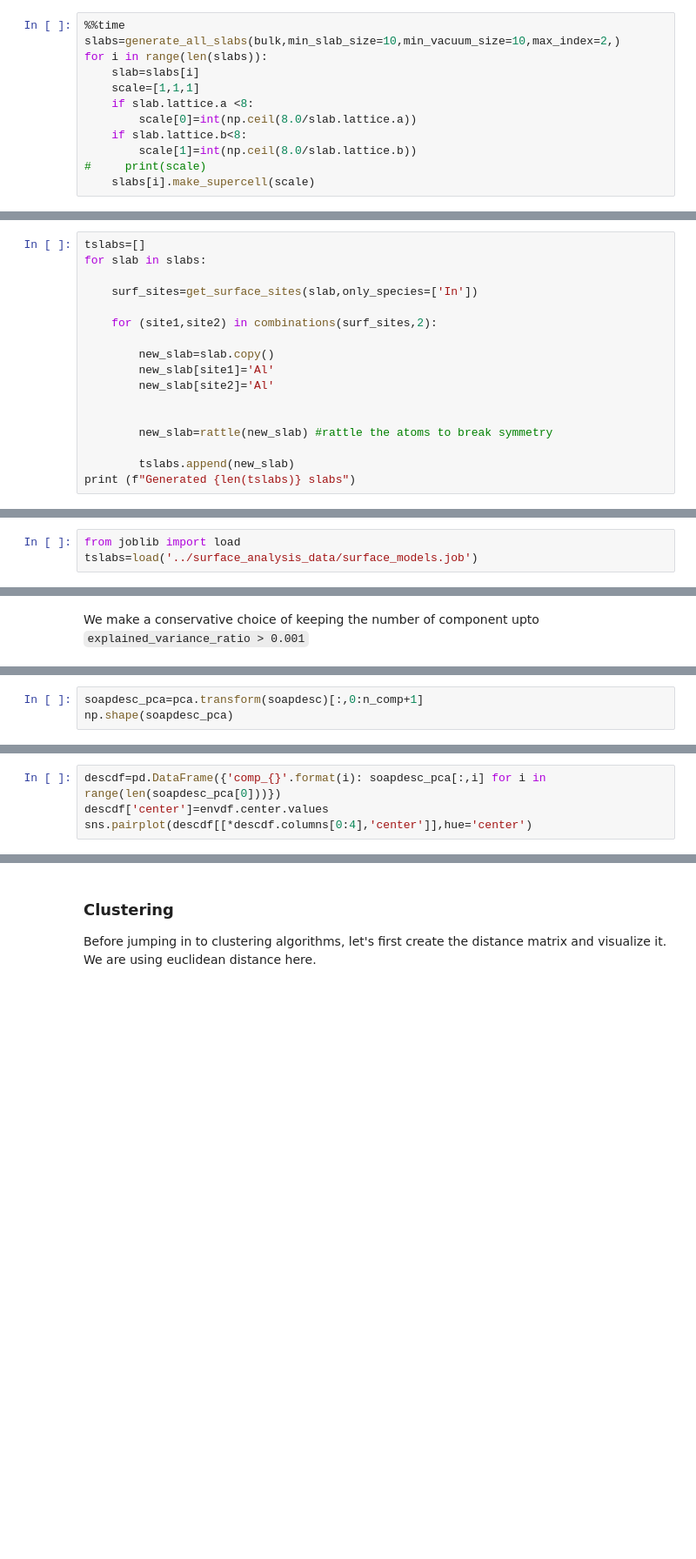
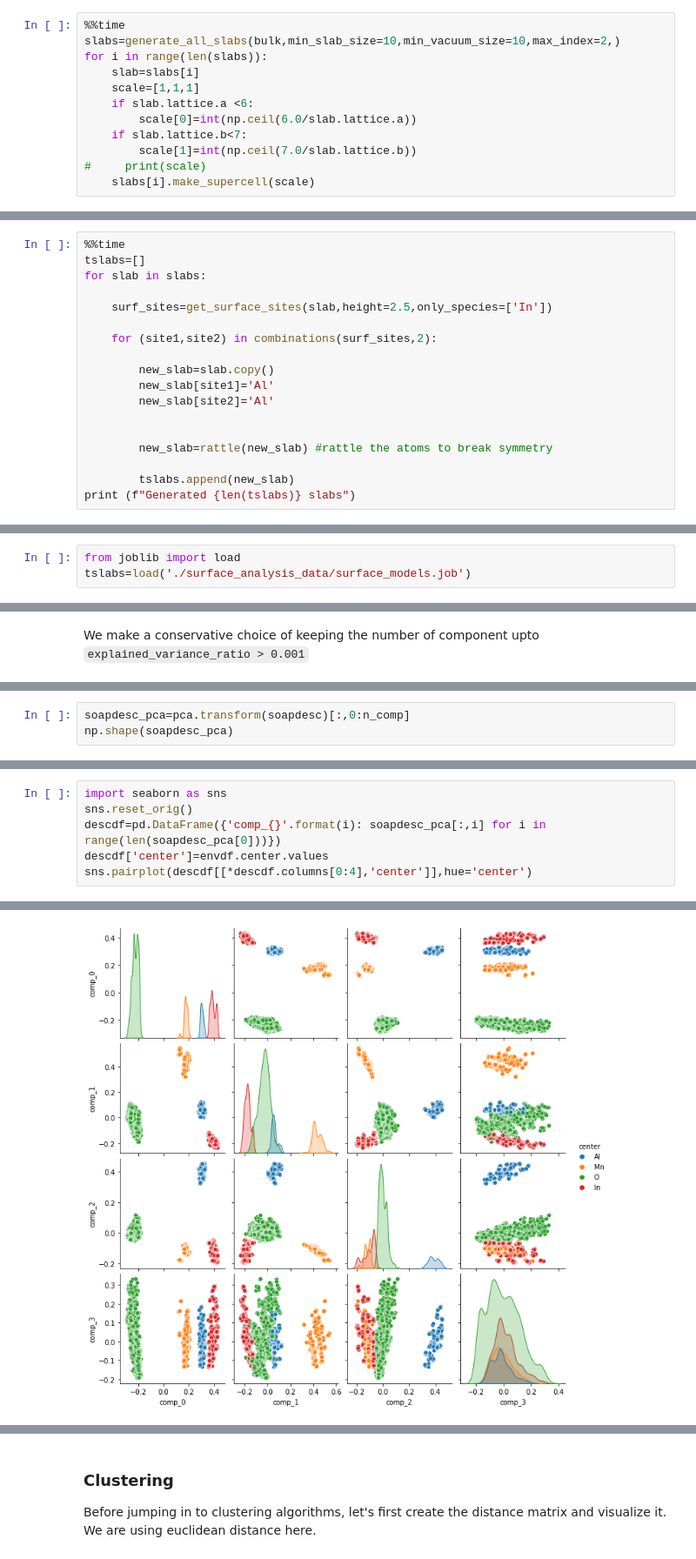
Before and after one commit to cersonsky-lab/unsupervised-ml, a Jupyter notebook: Surface_analysis.ipynb, the cells around one changed output, grey strips where cells are left out. Shown at 87% size. Drawn from its saved outputs; the diff is of its cells as text; blank space fills up the shorter version.

```diff
--- a/Surface_analysis.ipynb
+++ b/Surface_analysis.ipynb
@@ -212,9 +216,9 @@ slabs=generate_all_slabs(bulk,min_slab_size=10,min_vacuum_size=10,max_index=2,)
 for i in range(len(slabs)):
     slab=slabs[i]
     scale=[1,1,1]
-    if slab.lattice.a <8:
-        scale[0]=int(np.ceil(8.0/slab.lattice.a))
-    if slab.lattice.b<8:
-        scale[1]=int(np.ceil(8.0/slab.lattice.b))
+    if slab.lattice.a <6:
+        scale[0]=int(np.ceil(6.0/slab.lattice.a))
+    if slab.lattice.b<7:
+        scale[1]=int(np.ceil(7.0/slab.lattice.b))
 #     print(scale)
     slabs[i].make_supercell(scale)
@@ -226,8 +239,9 @@ Next we identify Indium atoms on the surface and replace two of them by Aluminum
 # %%
+%%time
 tslabs=[]
 for slab in slabs:
 
-    surf_sites=get_surface_sites(slab,only_species=['In'])
+    surf_sites=get_surface_sites(slab,height=2.5,only_species=['In'])
 
     for (site1,site2) in combinations(surf_sites,2):
 
@@ -252,7 +274,7 @@ dump(tslabs,'../surface_analysis_data/surface_models.job')
 In this section we will not analyse the models that we have created in the previous section. you can just load the models if you have not gone through the previous section. The plan is to analyse local environments of the surface atoms only. The motivation for doing this could be because we want to understand different surface morphologies across different terminations. As an action item one could be interested in understanding possible Oxygen vacancy defects and want to look into main group of Oxygen atoms for which vacancy formation energy calculations should be prioritized.
 # %%
 from joblib import load
-tslabs=load('../surface_analysis_data/surface_models.job')
+tslabs=load('./surface_analysis_data/surface_models.job')
 # %% [markdown]
 ### Create descriptors
 We are going to use SOAP descriptors for our purpose here. The following code will identify the surface atoms upto depth of 4.5 A from top layer and create SOAP descriptors for all the atoms that satisfy this selection criteria. As additional information for us to understand how the descriptors capture certain simple aspects (eg number of certian atoms in the local environment) we also extract these informations which will be used to validate the observations.
@@ -351,3 +386,3 @@ n_comp
 # %%
-soapdesc_pca=pca.transform(soapdesc)[:,0:n_comp+1]
+soapdesc_pca=pca.transform(soapdesc)[:,0:n_comp]
 np.shape(soapdesc_pca)
@@ -354,4 +391,7 @@ np.shape(soapdesc_pca)
 # %%
+import seaborn as sns
+sns.reset_orig()
 descdf=pd.DataFrame({'comp_{}'.format(i): soapdesc_pca[:,i] for i in range(len(soapdesc_pca[0]))})
 descdf['center']=envdf.center.values
 sns.pairplot(descdf[[*descdf.columns[0:4],'center']],hue='center')
+# %% [output]
@@ -358,3 +399,4 @@ sns.pairplot(descdf[[*descdf.columns[0:4],'center']],hue='center')
+[figure, added]
 # %%
 descdf=pd.DataFrame({'comp_{}'.format(i): soapdesc_pca[:,i] for i in range(len(soapdesc_pca[0]))})
 descdf['O_count']=envdf.O.values
```
Also changed, not shown: parts of 61 cells of this notebook, 51 other files.
